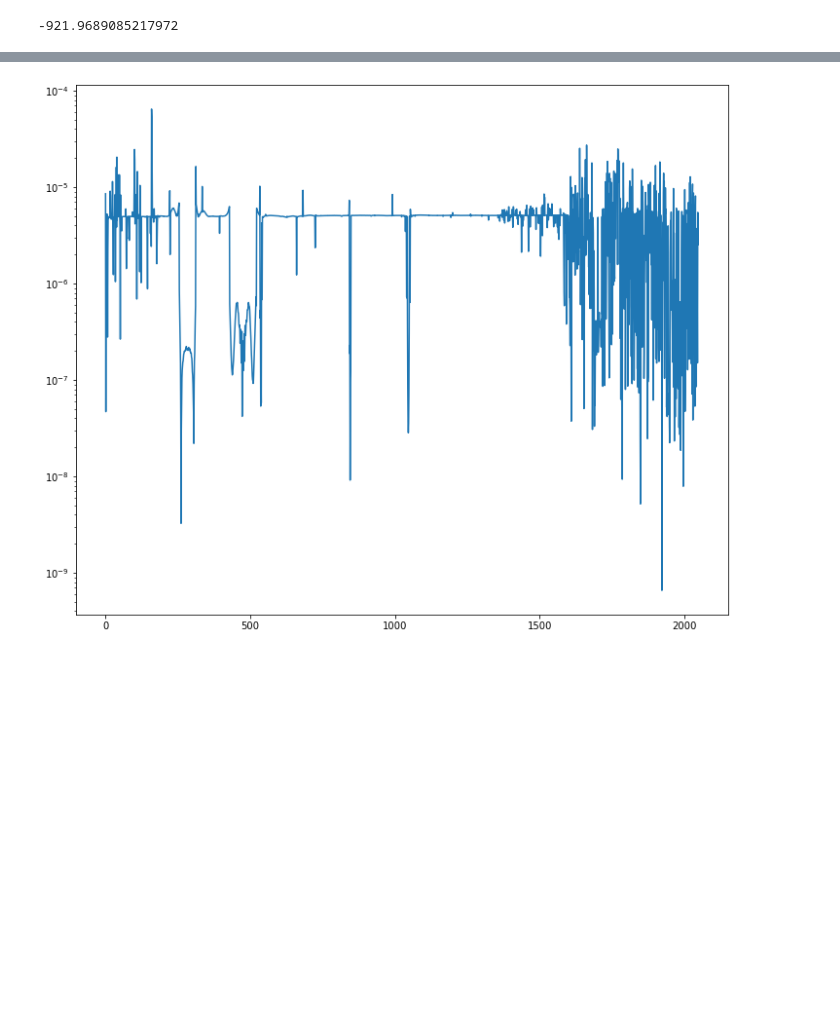
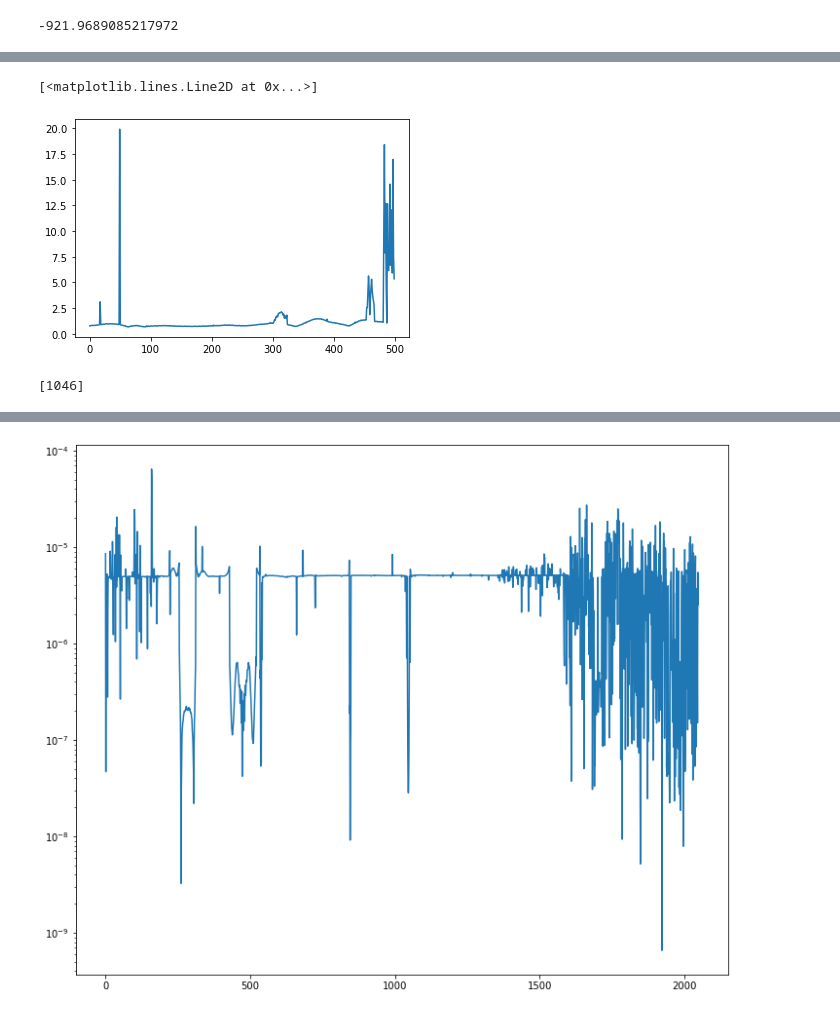
Before and after one commit to bmxdemo/bmxobs, a Jupyter notebook: towards1.ipynb, the cells around one changed output, grey strips where cells are left out. Drawn from its saved outputs; the diff is of its cells as text; code cells hidden in the pictures; blank space fills up the shorter version.

```diff
--- a/towards1.ipynb
+++ b/towards1.ipynb
@@ -179,0 +212,17 @@ plt.show()
+# %%
+a = 5000
+flux = a*BMX.freq[0]**(-0.42)
+lambd = 3e8/BMX.freq[0]/1e6
+boltz = 1.380649e3 # Jy m^2/K
+sigma2 = 0.05**2 *BMX.freq[0][590]**2 / BMX.freq[0]**2
+omega = np.pi*sigma2
+kelvins = abs(BMX[120])*flux/amp/max(abs(paste)) * lambd**2 / 2 / boltz / omega
+# %%
+plt.plot(np.max(kelvins,axis=0)[1100:1600])
+# %% [output]
+[<matplotlib.lines.Line2D at 0x...>]
+[figure, added]
+# %%
+print(np.arange(len(amp))[amp==max(amp[1000:])])
+# %% [output]
+[1046]
```
Also changed, not shown: parts of 10 cells of this notebook, 8 other files.
